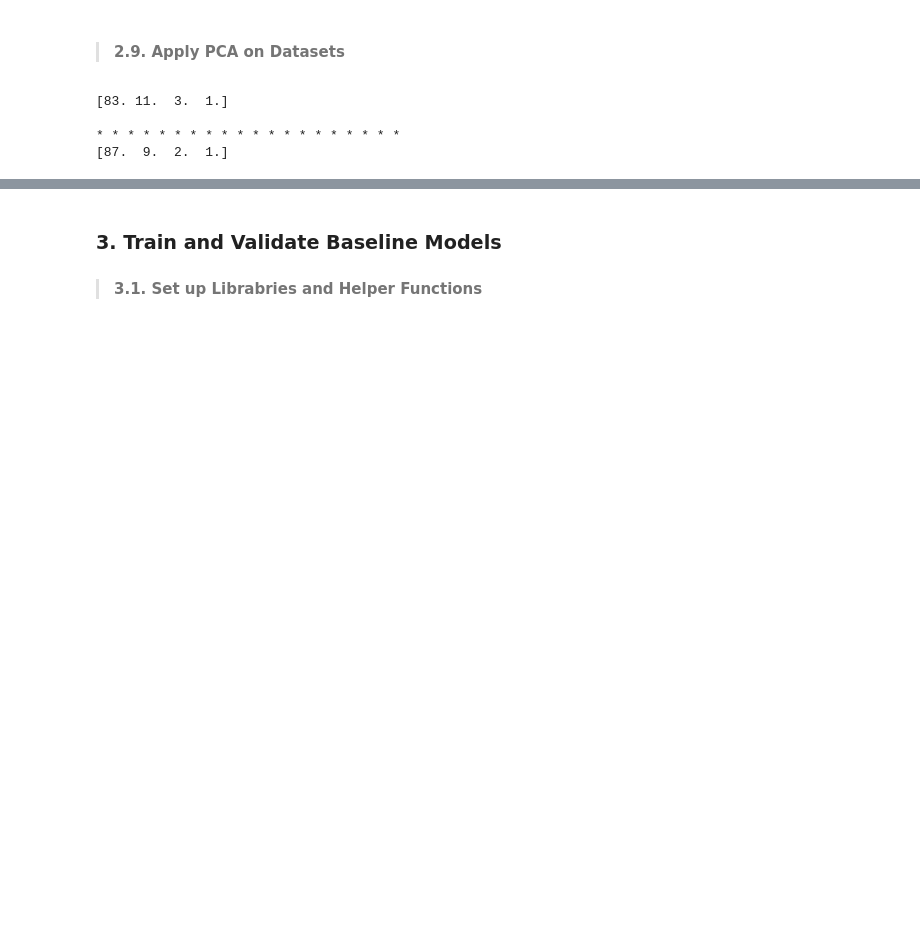
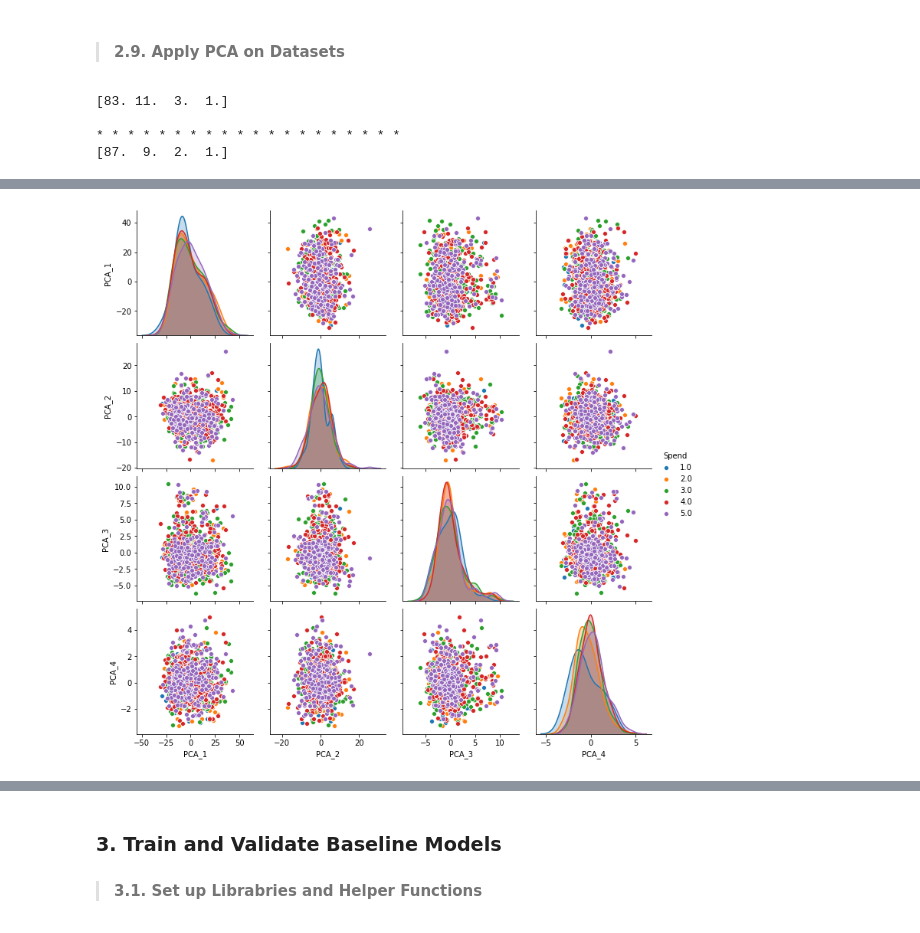
Before and after one commit to calldrj/NSF.Summer.2020, a Jupyter notebook: Mini_Project.ipynb, the cells around one changed output, grey strips where cells are left out. Saved outputs shown, nothing was run; the diff lists cells and outputs as text; code cells hidden in the pictures; blank space fills up the shorter version.

```diff
--- a/Mini_Project.ipynb
+++ b/Mini_Project.ipynb
@@ -351,14 +351,19 @@ n_comps = 4
 pca_train = PCA(n_components=n_comps)
 pca_train.fit(df_train[features])
 print(np.round(pca_train.explained_variance_ratio_ * 100, 0))
-df_train_pca = pca_train.transform(df_train[features])
+train = pca_train.transform(df_train[features])
 print('\n' + '* ' * 20)
 pca_pred_ = PCA(n_components=n_comps)
 pca_pred_.fit(df_pred_)
 print(np.round(pca_pred_.explained_variance_ratio_ * 100, 0))
-df_pred__pca = pca_pred_.transform(df_pred_)
+pred_ = pca_pred_.transform(df_pred_)
 # %% [output]
 [83. 11.  3.  1.]
 
 * * * * * * * * * * * * * * * * * * * *
 [87.  9.  2.  1.]
+# %%
+pca_names=['PCA_{}'.format(k) for k in range(1, n_comps + 1)]
+df_train_pca = pd.DataFrame(train, columns=pca_names)
+df_train_pca['Spend'] = df_train['Spend']
+df_train_pca.head()
@@ -364,0 +377,5 @@ df_pred__pca = pca_pred_.transform(df_pred_)
+# %%
+sns.pairplot(df_train_pca, hue='Spend')
+plt.show()
+# %% [output]
+[figure, added]
```
Also changed, not shown: parts of 9 cells of this notebook.
